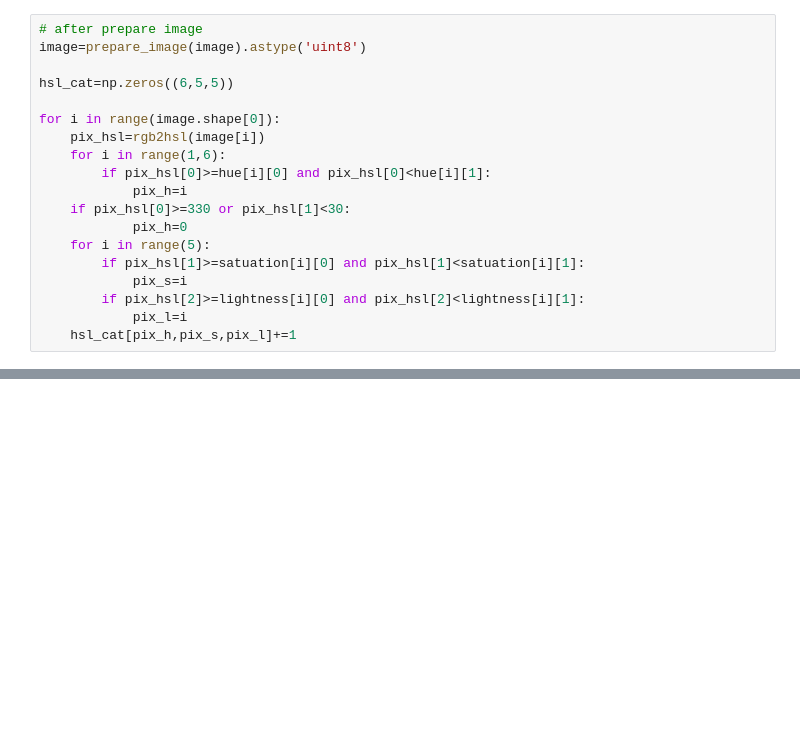
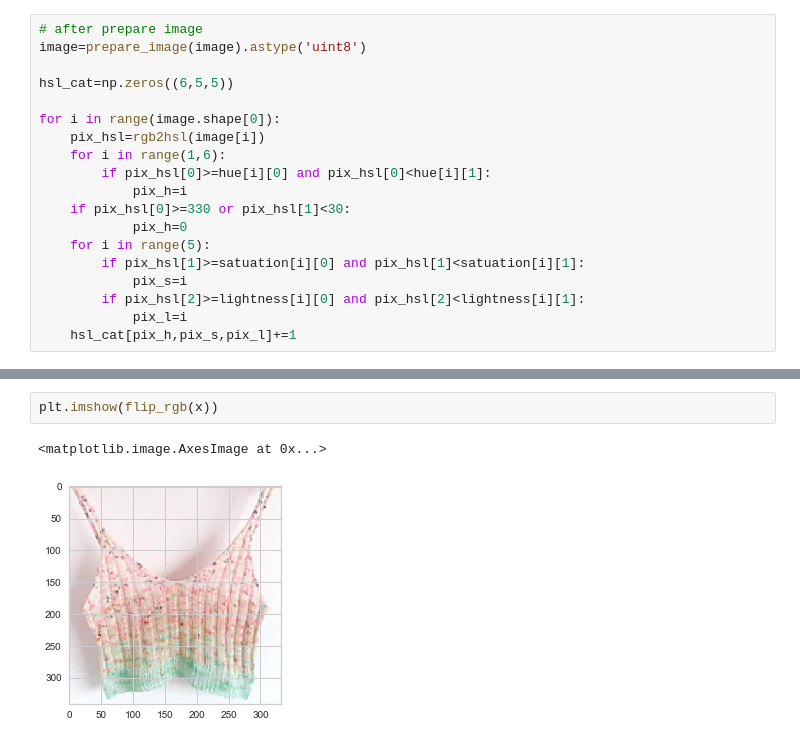
Before and after one commit to yajinghuang-aya/yarnies, a Jupyter notebook: color_pop_hsl.ipynb, the cells around one changed output, grey strips where cells are left out. Saved outputs shown, nothing was run; the diff lists cells and outputs as text; blank space fills up the shorter version.

```diff
--- a/color_pop_hsl.ipynb
+++ b/color_pop_hsl.ipynb
@@ -106,0 +162,5 @@ index_rank
+# %%
+plt.imshow(flip_rgb(x))
+# %% [output]
+<matplotlib.image.AxesImage at 0x...>
+[figure, added]
```
Also changed, not shown: parts of 35 cells of this notebook, 3 other files.
